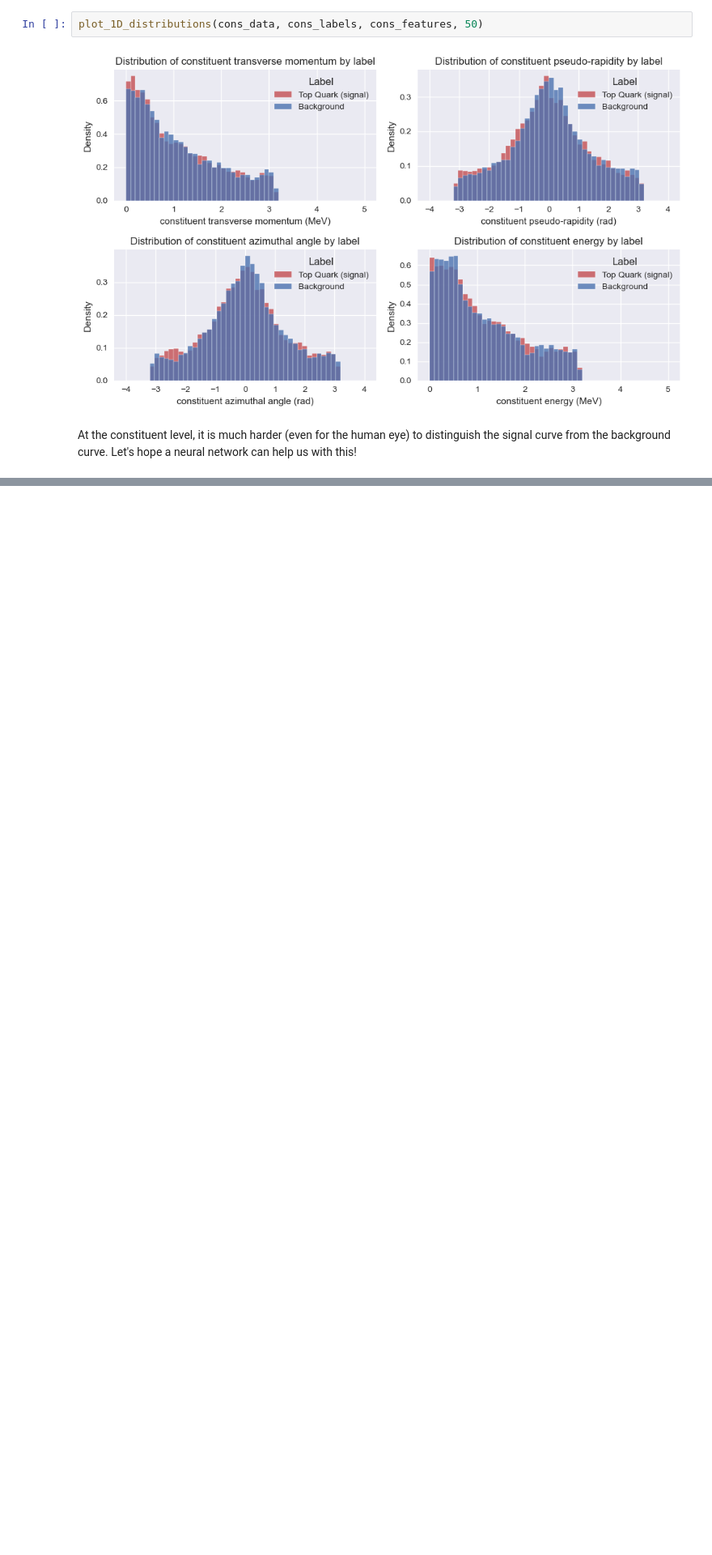
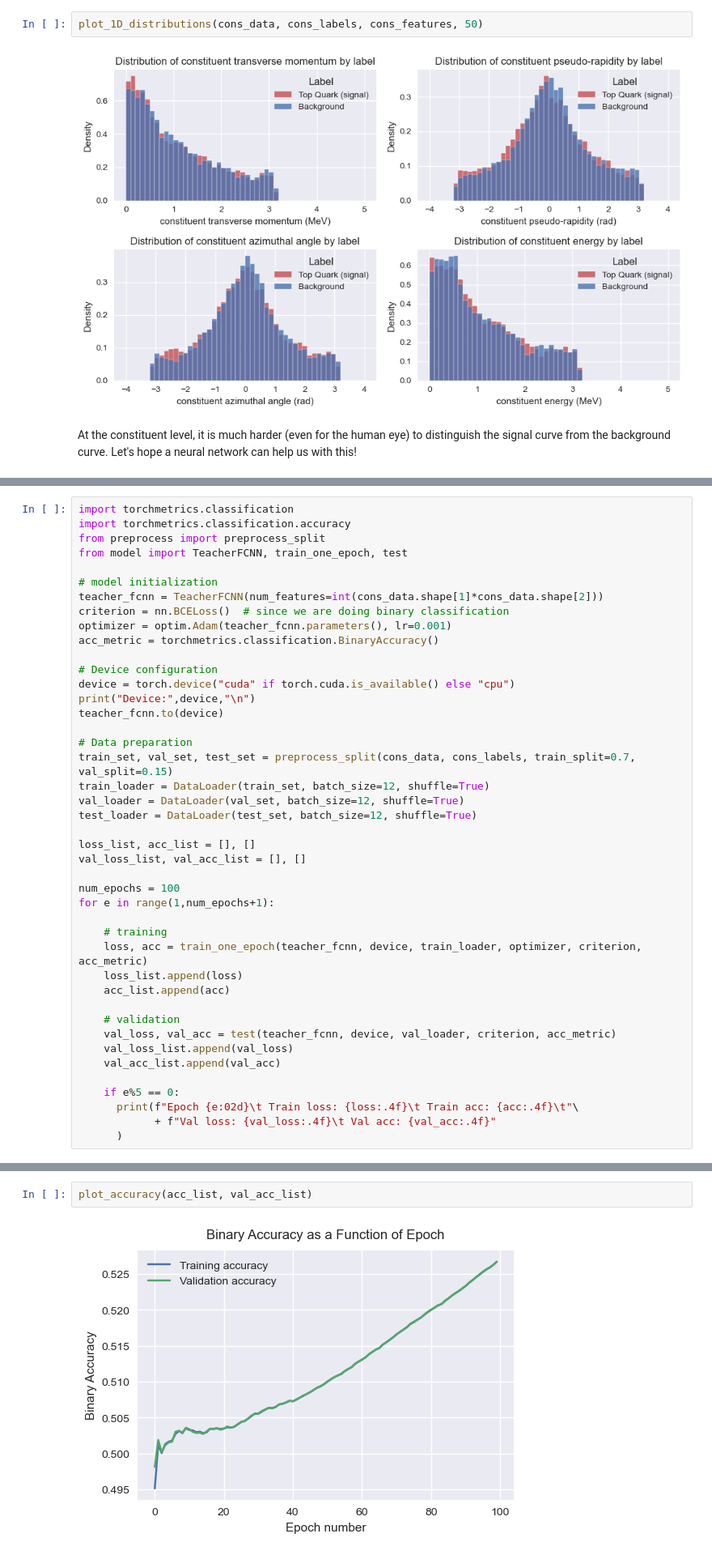
Before and after one commit to baron-de-montblanc/DL-Final-Project, a Jupyter notebook: workbook_FCNN.ipynb, the cells around one changed output, grey strips where cells are left out. Shown at 81% size. Saved outputs shown, nothing was run; the diff lists cells and outputs as text; blank space fills up the shorter version.

Commit message:
finished the Teacher FCNN and started working on the Teacher GNN, still some potential bugs left in the teacher gnn

```diff
--- a/workbook.ipynb
+++ b/workbook_FCNN.ipynb
@@ -68,0 +77,43 @@ As a first step, we would like to ensure that we understand how to implement tra
+# %%
+import torchmetrics.classification
+import torchmetrics.classification.accuracy
+from preprocess import preprocess_split
+from model import TeacherFCNN, train_one_epoch, test
+
+# model initialization
+teacher_fcnn = TeacherFCNN(num_features=int(cons_data.shape[1]*cons_data.shape[2]))
+criterion = nn.BCELoss()  # since we are doing binary classification
+optimizer = optim.Adam(teacher_fcnn.parameters(), lr=0.001)
+acc_metric = torchmetrics.classification.BinaryAccuracy()
+
+# Device configuration
+device = torch.device("cuda" if torch.cuda.is_available() else "cpu")
+print("Device:",device,"\n")
+teacher_fcnn.to(device)
+
+# Data preparation
+train_set, val_set, test_set = preprocess_split(cons_data, cons_labels, train_split=0.7, val_split=0.15)
+train_loader = DataLoader(train_set, batch_size=12, shuffle=True)
+val_loader = DataLoader(val_set, batch_size=12, shuffle=True)
+test_loader = DataLoader(test_set, batch_size=12, shuffle=True)
+
+loss_list, acc_list = [], []
+val_loss_list, val_acc_list = [], []
+
+num_epochs = 100
+for e in range(1,num_epochs+1):
+
+    # training
+    loss, acc = train_one_epoch(teacher_fcnn, device, train_loader, optimizer, criterion, acc_metric)
+    loss_list.append(loss)
+    acc_list.append(acc)
+
+    # validation
+    val_loss, val_acc = test(teacher_fcnn, device, val_loader, criterion, acc_metric)
+    val_loss_list.append(val_loss)
+    val_acc_list.append(val_acc)
+
+    if e%5 == 0:
+      print(f"Epoch {e:02d}\t Train loss: {loss:.4f}\t Train acc: {acc:.4f}\t"\
+            + f"Val loss: {val_loss:.4f}\t Val acc: {val_acc:.4f}"
+      )
@@ -68,0 +155,4 @@ As a first step, we would like to ensure that we understand how to implement tra
+# %%
+plot_accuracy(acc_list, val_acc_list)
+# %% [output]
+[figure, added]
```
Also changed, not shown: parts of 15 cells of this notebook, 4 other files.
